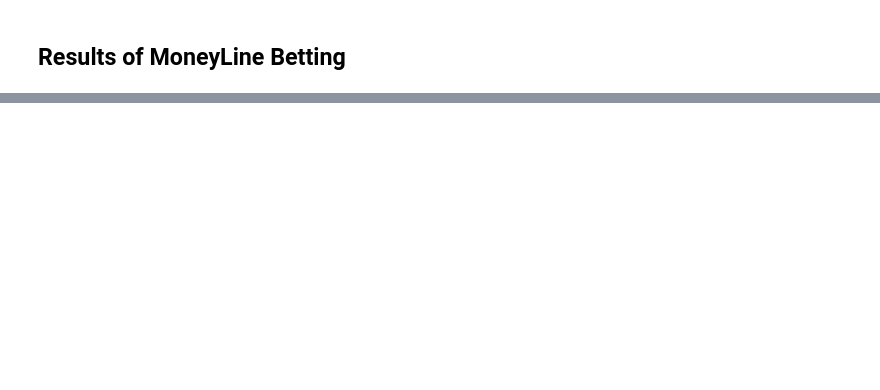
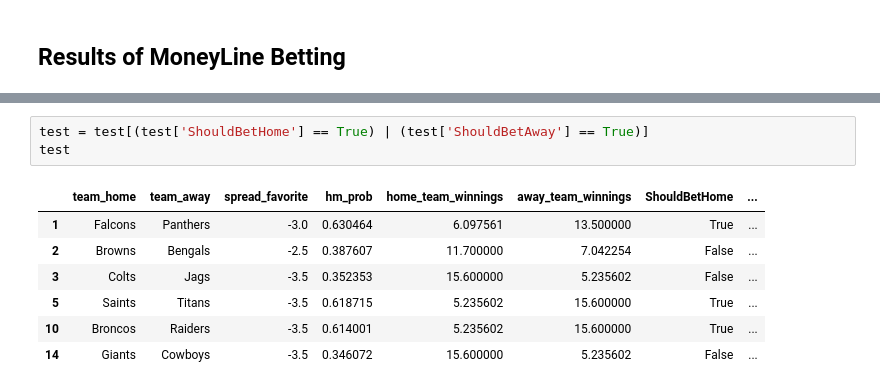
Before and after one commit to ldueker/NFL_Gambling_Model, a Jupyter notebook: NFL Gambling Model.ipynb, the cells around one changed output, grey strips where cells are left out. Cells and saved outputs as stored; diff of their text form; blank space fills up the shorter version.

```diff
--- a/NFL Gambling Model.ipynb
+++ b/NFL Gambling Model.ipynb
@@ -567,2 +602,13 @@ test = test[['schedule_season', 'schedule_week', 'team_home', 'team_away', 'spre
+# %%
+test = test[(test['ShouldBetHome'] == True) | (test['ShouldBetAway'] == True)]
+test
+# %% [output]
+|  | team_home | team_away | spread_favorite | hm_prob | home_team_winnings | away_team_winnings | ShouldBetHome | ... |
+| 1 | Falcons | Panthers | -3.0 | 0.630464 | 6.097561 | 13.500000 | True | ... |
+| 2 | Browns | Bengals | -2.5 | 0.387607 | 11.700000 | 7.042254 | False | ... |
+| 3 | Colts | Jags | -3.5 | 0.352353 | 15.600000 | 5.235602 | False | ... |
+| 5 | Saints | Titans | -3.5 | 0.618715 | 5.235602 | 15.600000 | True | ... |
+| 10 | Broncos | Raiders | -3.5 | 0.614001 | 5.235602 | 15.600000 | True | ... |
+| 14 | Giants | Cowboys | -3.5 | 0.346072 | 15.600000 | 5.235602 | False | ... |
 # %%
 # calulate bets won (only make a bet when probability is greater than / equal to 60% or less than / equal to 40%)
```
Also changed, not shown: parts of 13 cells of this notebook, 4 other files.
